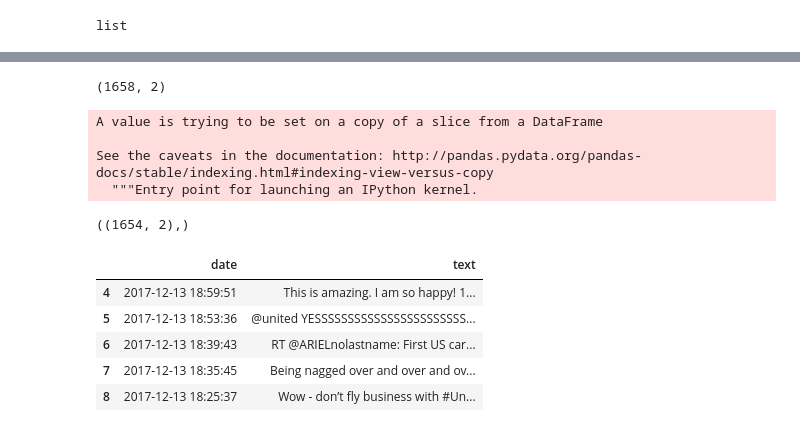
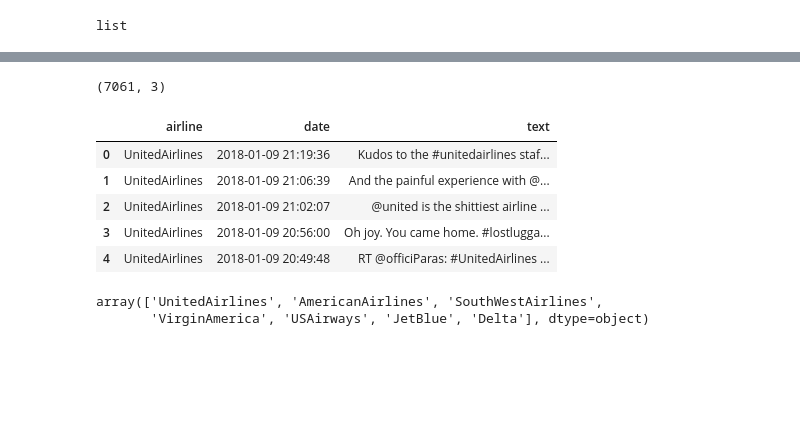
Before and after one commit to SangitaG/Airline-Sentiment-Analysis, a Jupyter notebook: ipynb/DataAcquisition/data_acquisition_NB4.ipynb, the cells around one changed output, grey strips where cells are left out. Drawn from its saved outputs; the diff is of its cells as text; code cells hidden in the pictures; blank space fills up the shorter version.

Commit message:
made changes to tweet classifications

```diff
--- a/ipynb/DataAcquisition/data_acquisition_NB4.ipynb
+++ b/ipynb/DataAcquisition/data_acquisition_NB4.ipynb
@@ -313,6 +315,6 @@ coll_ref.count()
 # %%
 mongoDBname = "airline_database"
-collec_name = "airline_tweets"
+collec_name = "new_airline_tweets"
 # %%
 airline_tw_collec = mongo.mongoDB_read_collection(mongoDBname, collec_name)
 # %%
@@ -339,27 +335,23 @@ df1 = df[['date', 'text']]
+# %%
+df.drop('_id', axis = 1,inplace=True)
 # %%
-df1.shape,
+df.shape
 # %% [output]
-(1658, 2)
+(7061, 3)
-# %%
-df1.drop(df1.index[0:4], inplace=True)
-# %% [output]
-A value is trying to be set on a copy of a slice from a DataFrame
-
-See the caveats in the documentation: http://pandas.pydata.org/pandas-docs/stable/indexing.html#indexing-view-versus-copy
-  """Entry point for launching an IPython kernel.
-# %%
-df1.shape,
-# %% [output]
-((1654, 2),)
 # %%
-df1.head()
+df.head()
 # %% [output]
-|  | date | text |
-| 4 | 2017-12-13 18:59:51 | This is amazing. I am so happy! 1... |
-| 5 | 2017-12-13 18:53:36 | @united YESSSSSSSSSSSSSSSSSSSSSSS... |
-| 6 | 2017-12-13 18:39:43 | RT @ARIELnolastname: First US car... |
-| 7 | 2017-12-13 18:35:45 | Being nagged over and over and ov... |
-| 8 | 2017-12-13 18:25:37 | Wow - don’t fly business with #Un... |
+|  | airline | date | text |
+| 0 | UnitedAirlines | 2018-01-09 21:19:36 | Kudos to the #unitedairlines staf... |
+| 1 | UnitedAirlines | 2018-01-09 21:06:39 | And the painful experience with @... |
+| 2 | UnitedAirlines | 2018-01-09 21:02:07 | @united is the shittiest airline ... |
+| 3 | UnitedAirlines | 2018-01-09 20:56:00 | Oh joy. You came home. #lostlugga... |
+| 4 | UnitedAirlines | 2018-01-09 20:49:48 | RT @officiParas: #UnitedAirlines ... |
+# %%
+df.airline.unique()
+# %% [output]
+array(['UnitedAirlines', 'AmericanAirlines', 'SouthWestAirlines',
+       'VirginAmerica', 'USAirways', 'JetBlue', 'Delta'], dtype=object)
 # %%
 filename = 'data/pulled_tweets/PT_all_airlines_df'
 filehandler = open(filename,"wb")
```
Also changed, not shown: parts of 12 cells of this notebook, 7 other files.
